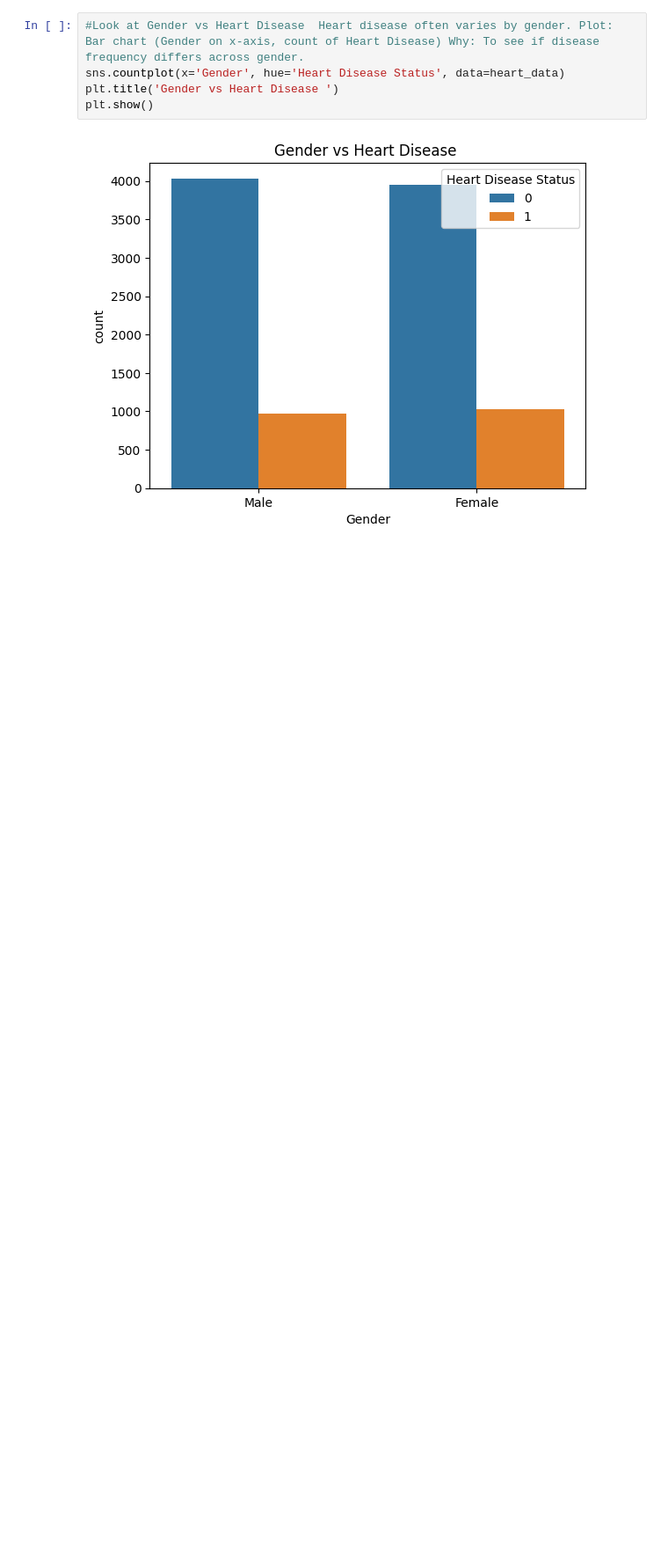
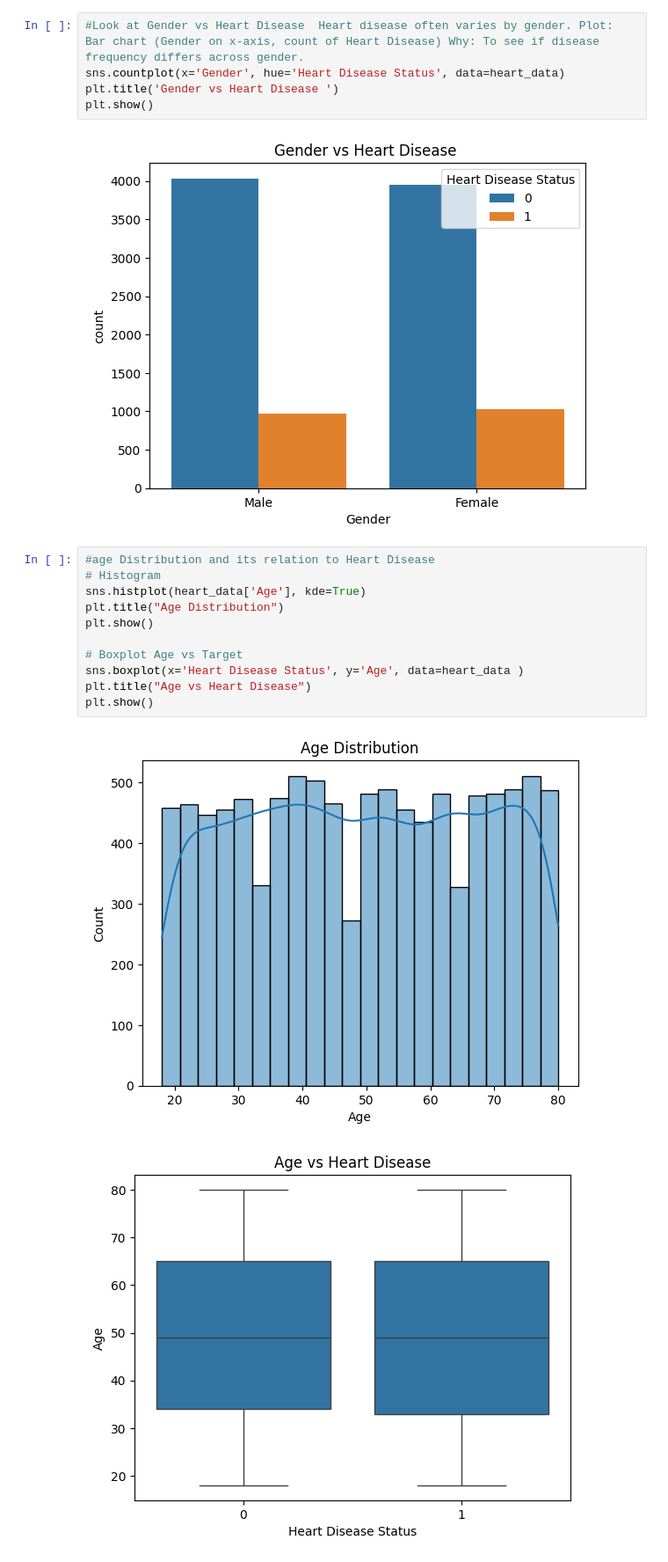
Before and after one commit to chighislian/heart_disease_predict, a Jupyter notebook: heart_disease_prediction.ipynb, the cells around one changed output. Shown at 88% size. Cells and saved outputs as stored; diff of their text form; blank space fills up the shorter version.

Commit message:
we did a visualisation for some columnse to get insignt of the data

```diff
--- a/heart_disease_prediction.ipynb
+++ b/heart_disease_prediction.ipynb
@@ -157,3 +157,17 @@ plt.title('Gender vs Heart Disease ')
 plt.show()
 # %% [output]
 [figure]
+# %%
+#age Distribution and its relation to Heart Disease
+# Histogram
+sns.histplot(heart_data['Age'], kde=True)
+plt.title("Age Distribution")
+plt.show()
+
+# Boxplot Age vs Target
+sns.boxplot(x='Heart Disease Status', y='Age', data=heart_data )
+plt.title("Age vs Heart Disease")
+plt.show()
+# %% [output]
+[figure, added]
+[figure, added]
```
Also changed, not shown: parts of 7 cells of this notebook, 1 other file.
